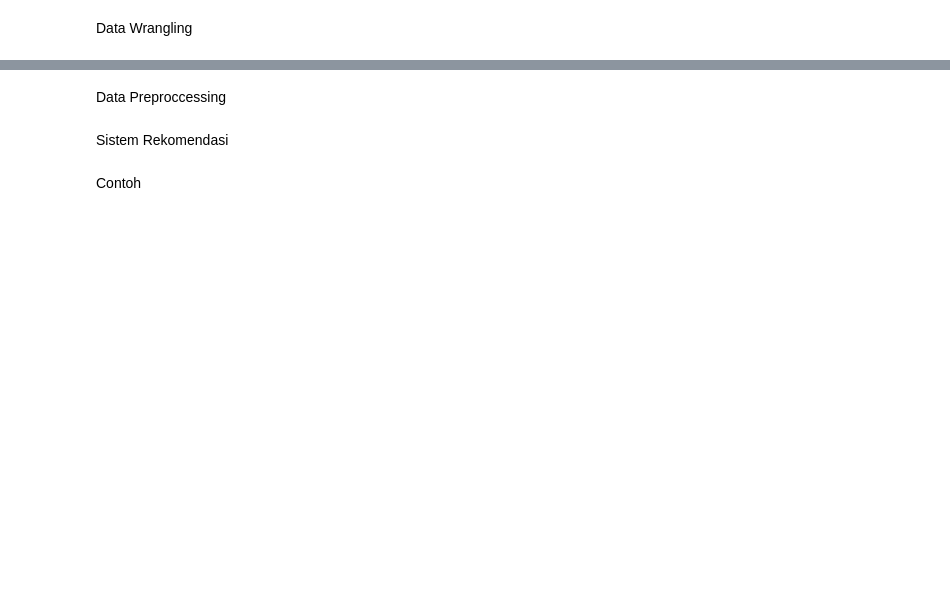
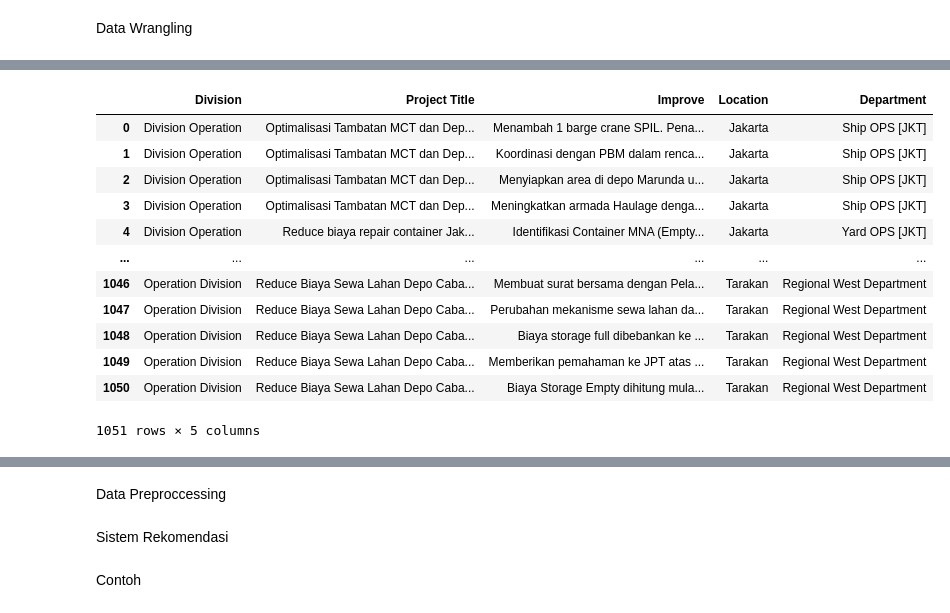
Before and after one commit to ChristoliniAngelo/sistem-rekomendasi-action-plan, a Jupyter notebook: fix.ipynb, the cells around one changed output, grey strips where cells are left out. Cells and saved outputs as stored; diff of their text form; code cells hidden in the pictures; blank space fills up the shorter version.

```diff
--- a/fix.ipynb
+++ b/fix.ipynb
@@ -35,0 +73,17 @@ df
+# %%
+df['Improve'] = df['Improve'].str.replace(r'^\d+\.', '', regex=True)
+df
+# %% [output]
+|  | Division | Project Title | Improve | Location | Department |
+| 0 | Division Operation | Optimalisasi Tambatan MCT dan Dep... | Menambah 1 barge crane SPIL. Pena... | Jakarta | Ship OPS [JKT] |
+| 1 | Division Operation | Optimalisasi Tambatan MCT dan Dep... | Koordinasi dengan PBM dalam renca... | Jakarta | Ship OPS [JKT] |
+| 2 | Division Operation | Optimalisasi Tambatan MCT dan Dep... | Menyiapkan area di depo Marunda u... | Jakarta | Ship OPS [JKT] |
+| 3 | Division Operation | Optimalisasi Tambatan MCT dan Dep... | Meningkatkan armada Haulage denga... | Jakarta | Ship OPS [JKT] |
+| 4 | Division Operation | Reduce biaya repair container Jak... | Identifikasi Container MNA (Empty... | Jakarta | Yard OPS [JKT] |
+| ... | ... | ... | ... | ... | ... |
+| 1046 | Operation Division | Reduce Biaya Sewa Lahan Depo Caba... | Membuat surat bersama dengan Pela... | Tarakan | Regional West Department |
+| 1047 | Operation Division | Reduce Biaya Sewa Lahan Depo Caba... | Perubahan mekanisme sewa lahan da... | Tarakan | Regional West Department |
+| 1048 | Operation Division | Reduce Biaya Sewa Lahan Depo Caba... | Biaya storage full dibebankan ke ... | Tarakan | Regional West Department |
+| 1049 | Operation Division | Reduce Biaya Sewa Lahan Depo Caba... | Memberikan pemahaman ke JPT atas ... | Tarakan | Regional West Department |
+| 1050 | Operation Division | Reduce Biaya Sewa Lahan Depo Caba... | Biaya Storage Empty dihitung mula... | Tarakan | Regional West Department |
+1051 rows × 5 columns
```
Also changed, not shown: parts of 22 cells of this notebook.
